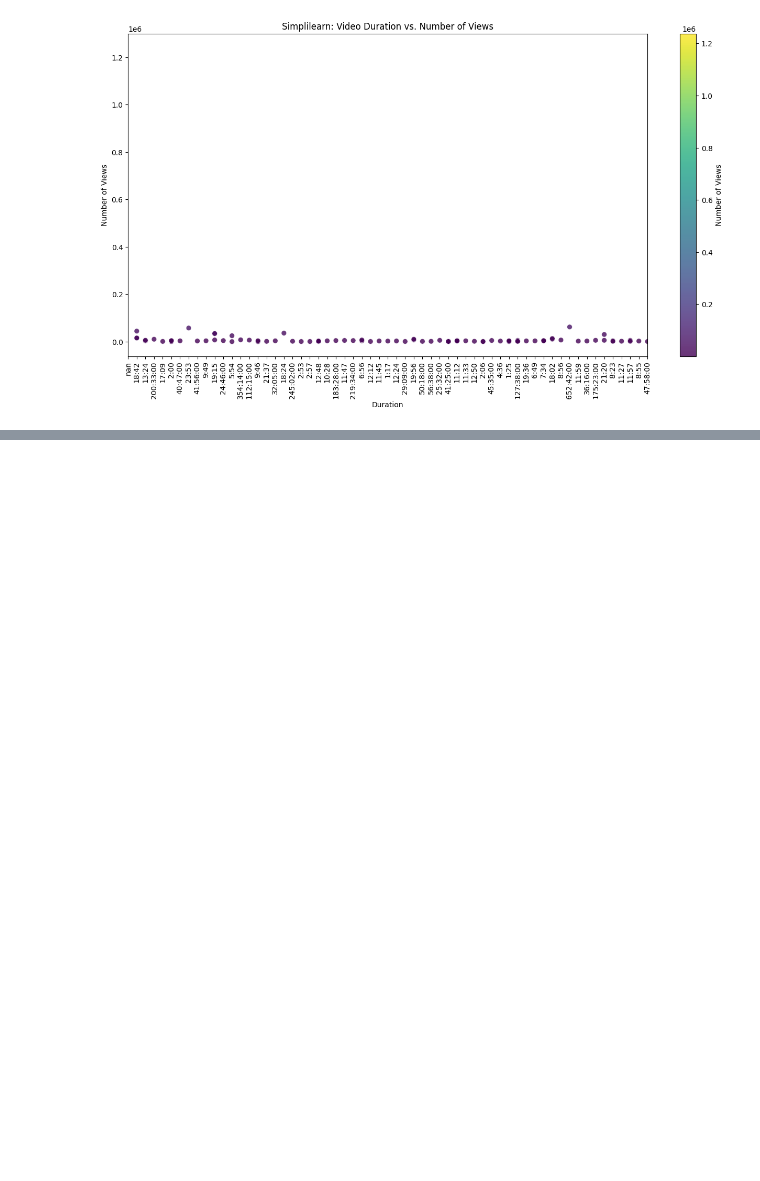
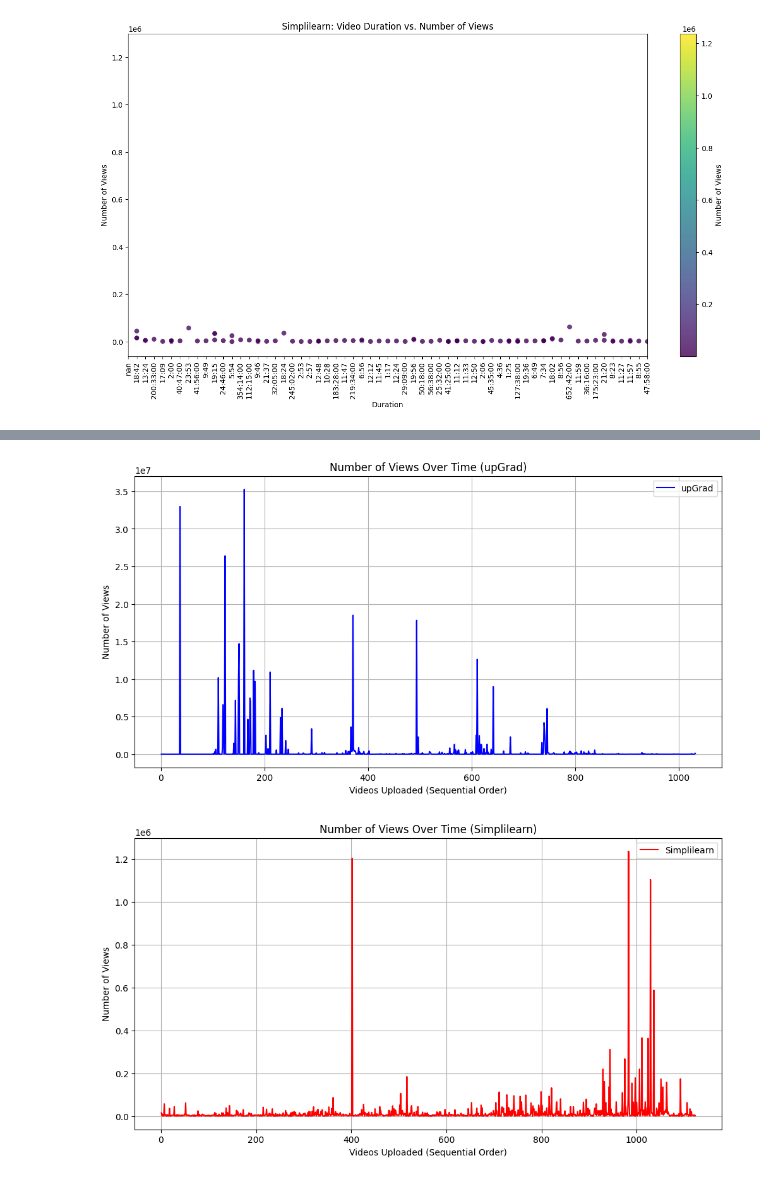
Before and after one commit to bhavjyot2912/upGrad, a Jupyter notebook: visual.ipynb, the cells around one changed output, grey strips where cells are left out. Drawn from its saved outputs; the diff is of its cells as text; code cells hidden in the pictures; blank space fills up the shorter version.

```diff
--- a/visual.ipynb
+++ b/visual.ipynb
@@ -315,0 +355,42 @@ plt.show()
+# %%
+upgrad_data = pd.read_csv('upGrad-Duration-Views.csv')
+simplilearn_data = pd.read_csv('Simplilearn-Duration-Views.csv')
+
+# Convert 'Views' column to numeric values
+upgrad_data['Views'] = upgrad_data['Views'].str.replace(',', '').astype(float)
+simplilearn_data['Views'] = simplilearn_data['Views'].str.replace(',', '').astype(float)
+
+view_bins = [0, 1000, 10000, 100000, 1000000, float('inf')]
+view_labels = ['0-1k', '1k-10k', '10k-100k', '100k-1M', '1M+']
+
+# Bucket the number of views for both datasets
+upgrad_data['View Category'] = pd.cut(upgrad_data['Views'], bins=view_bins, labels=view_labels)
+simplilearn_data['View Category'] = pd.cut(simplilearn_data['Views'], bins=view_bins, labels=view_labels)
+
+# Group by view category and count the number of videos in each category
+upgrad_views_by_category = upgrad_data.groupby('View Category').size()
+simplilearn_views_by_category = simplilearn_data.groupby('View Category').size()
+
+# Plotting the line graph for Upgrad views over time
+plt.figure(figsize=(12, 6))
+plt.plot(upgrad_data.index, upgrad_data['Views'], label='upGrad', color='blue')
+plt.xlabel('Videos Uploaded (Sequential Order)')
+plt.ylabel('Number of Views')
+plt.title('Number of Views Over Time (upGrad)')
+plt.legend()
+plt.grid(True)
+plt.show()
+
+
+# Plotting the line graph for Simplilearn views over time
+plt.figure(figsize=(12, 6))
+plt.plot(simplilearn_data.index, simplilearn_data['Views'], label='Simplilearn', color='red')
+plt.xlabel('Videos Uploaded (Sequential Order)')
+plt.ylabel('Number of Views')
+plt.title('Number of Views Over Time (Simplilearn)')
+plt.legend()
+plt.grid(True)
+plt.show()
+# %% [output]
+[figure, added]
+[figure, added]
```
Also changed, not shown: parts of 28 cells of this notebook, 2 other files.
